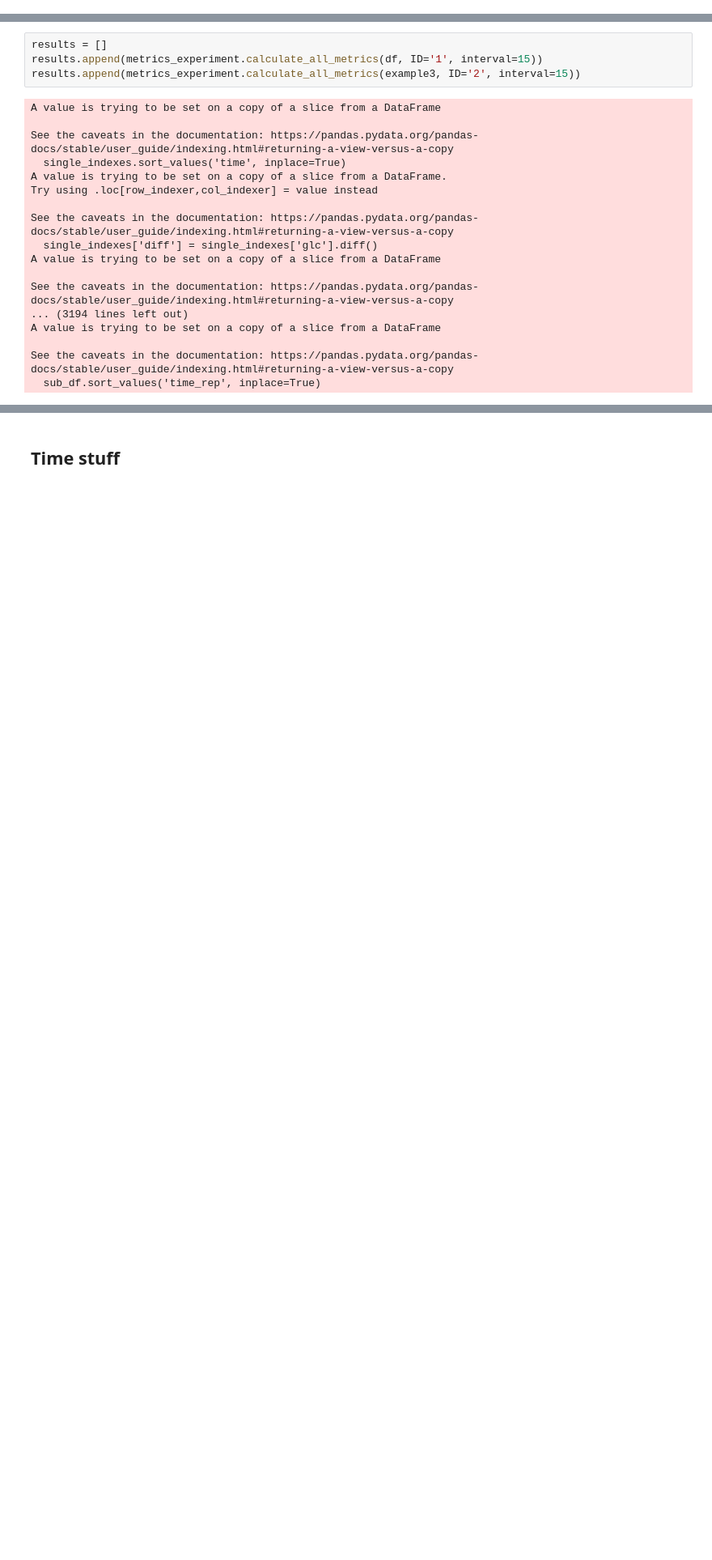
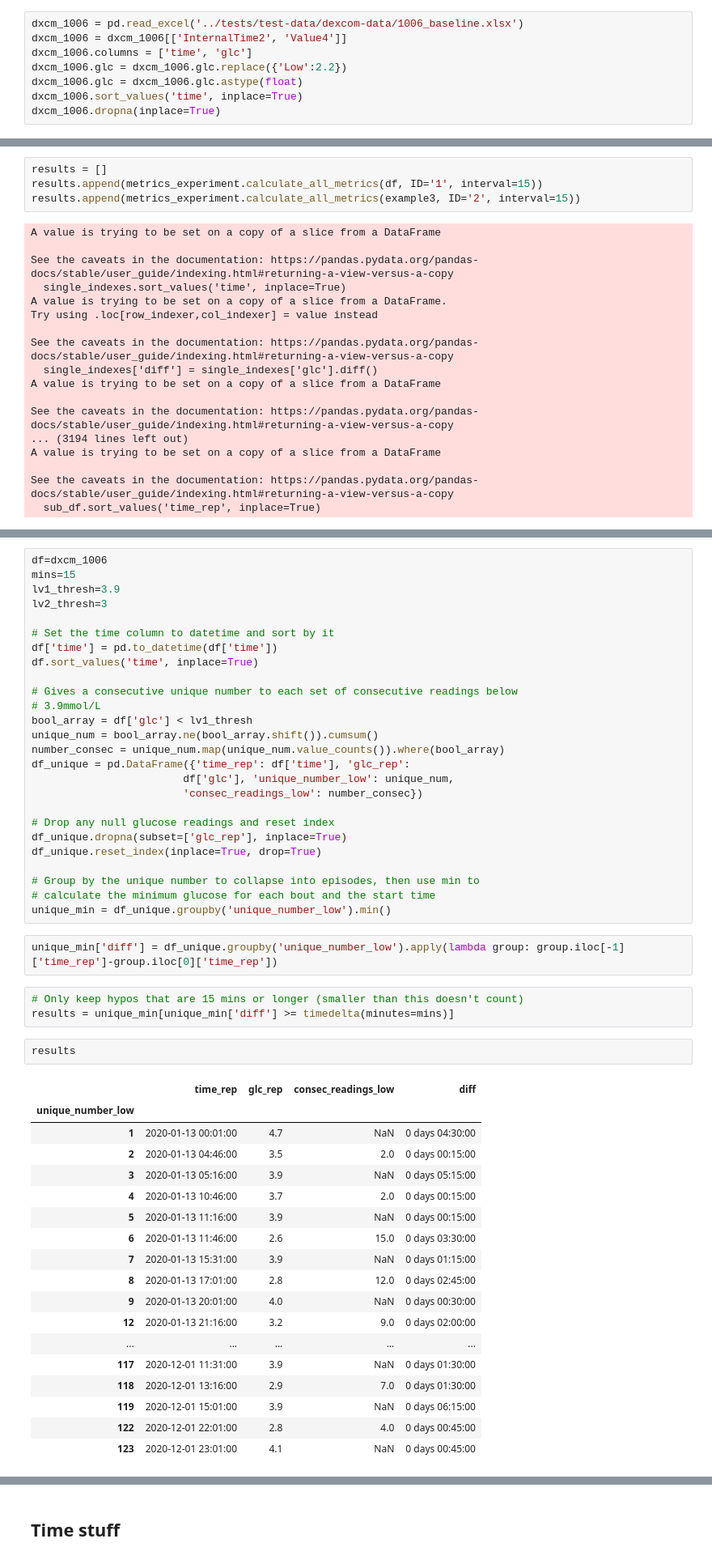
Before and after one commit to cafoala/diametrics-webapp, a Jupyter notebook: code/experiment.ipynb, the cells around one changed output, grey strips where cells are left out. Shown at 81% size. Drawn from its saved outputs; the diff is of its cells as text; blank space fills up the shorter version.

Commit message:
Solved the lv1 hypos boooyaaaaa

```diff
--- a/code/experiment.ipynb
+++ b/code/experiment.ipynb
@@ -20,3 +18,11 @@ dxcm_1006 = pd.read_excel('../tests/test-data/dexcom-data/1006_baseline.xlsx')
+# %%
+dxcm_1006 = pd.read_excel('../tests/test-data/dexcom-data/1006_baseline.xlsx')
+dxcm_1006 = dxcm_1006[['InternalTime2', 'Value4']]
+dxcm_1006.columns = ['time', 'glc']
+dxcm_1006.glc = dxcm_1006.glc.replace({'Low':2.2})
+dxcm_1006.glc = dxcm_1006.glc.astype(float)
+dxcm_1006.sort_values('time', inplace=True)
+dxcm_1006.dropna(inplace=True)
 # %%
 example1 = pd.read_csv('../tests/test-data/libre-data/3028 2.csv', header=None)
 example2 = pd.read_csv('../tests/test-data/libre-data/3028 2.csv')
@@ -117,0 +99,52 @@ TypeError: 'int' object is not subscriptable
+# %%
+df=dxcm_1006
+mins=15
+lv1_thresh=3.9
+lv2_thresh=3
+
+# Set the time column to datetime and sort by it
+df['time'] = pd.to_datetime(df['time'])
+df.sort_values('time', inplace=True)
+
+# Gives a consecutive unique number to each set of consecutive readings below
+# 3.9mmol/L
+bool_array = df['glc'] < lv1_thresh
+unique_num = bool_array.ne(bool_array.shift()).cumsum()
+number_consec = unique_num.map(unique_num.value_counts()).where(bool_array)
+df_unique = pd.DataFrame({'time_rep': df['time'], 'glc_rep':
+                        df['glc'], 'unique_number_low': unique_num,
+                        'consec_readings_low': number_consec})
+
+# Drop any null glucose readings and reset index
+df_unique.dropna(subset=['glc_rep'], inplace=True)
+df_unique.reset_index(inplace=True, drop=True)
+
+# Group by the unique number to collapse into episodes, then use min to
+# calculate the minimum glucose for each bout and the start time
+unique_min = df_unique.groupby('unique_number_low').min()
+# %%
+unique_min['diff'] = df_unique.groupby('unique_number_low').apply(lambda group: group.iloc[-1]['time_rep']-group.iloc[0]['time_rep'])
+# %%
+# Only keep hypos that are 15 mins or longer (smaller than this doesn't count)
+results = unique_min[unique_min['diff'] >= timedelta(minutes=mins)]
+# %%
+results
+# %% [output]
+|  | time_rep | glc_rep | consec_readings_low | diff |
+| unique_number_low |  |  |  |  |
+| 1 | 2020-01-13 00:01:00 | 4.7 | NaN | 0 days 04:30:00 |
+| 2 | 2020-01-13 04:46:00 | 3.5 | 2.0 | 0 days 00:15:00 |
+| 3 | 2020-01-13 05:16:00 | 3.9 | NaN | 0 days 05:15:00 |
+| 4 | 2020-01-13 10:46:00 | 3.7 | 2.0 | 0 days 00:15:00 |
+| 5 | 2020-01-13 11:16:00 | 3.9 | NaN | 0 days 00:15:00 |
+| 6 | 2020-01-13 11:46:00 | 2.6 | 15.0 | 0 days 03:30:00 |
+| 7 | 2020-01-13 15:31:00 | 3.9 | NaN | 0 days 01:15:00 |
+| 8 | 2020-01-13 17:01:00 | 2.8 | 12.0 | 0 days 02:45:00 |
+| 9 | 2020-01-13 20:01:00 | 4.0 | NaN | 0 days 00:30:00 |
+| 12 | 2020-01-13 21:16:00 | 3.2 | 9.0 | 0 days 02:00:00 |
+| ... | ... | ... | ... | ... |
+| 117 | 2020-12-01 11:31:00 | 3.9 | NaN | 0 days 01:30:00 |
+| 118 | 2020-12-01 13:16:00 | 2.9 | 7.0 | 0 days 01:30:00 |
+| 119 | 2020-12-01 15:01:00 | 3.9 | NaN | 0 days 06:15:00 |
+| 122 | 2020-12-01 22:01:00 | 2.8 | 4.0 | 0 days 00:45:00 |
+| 123 | 2020-12-01 23:01:00 | 4.1 | NaN | 0 days 00:45:00 |
```
Also changed, not shown: parts of 28 cells of this notebook.
